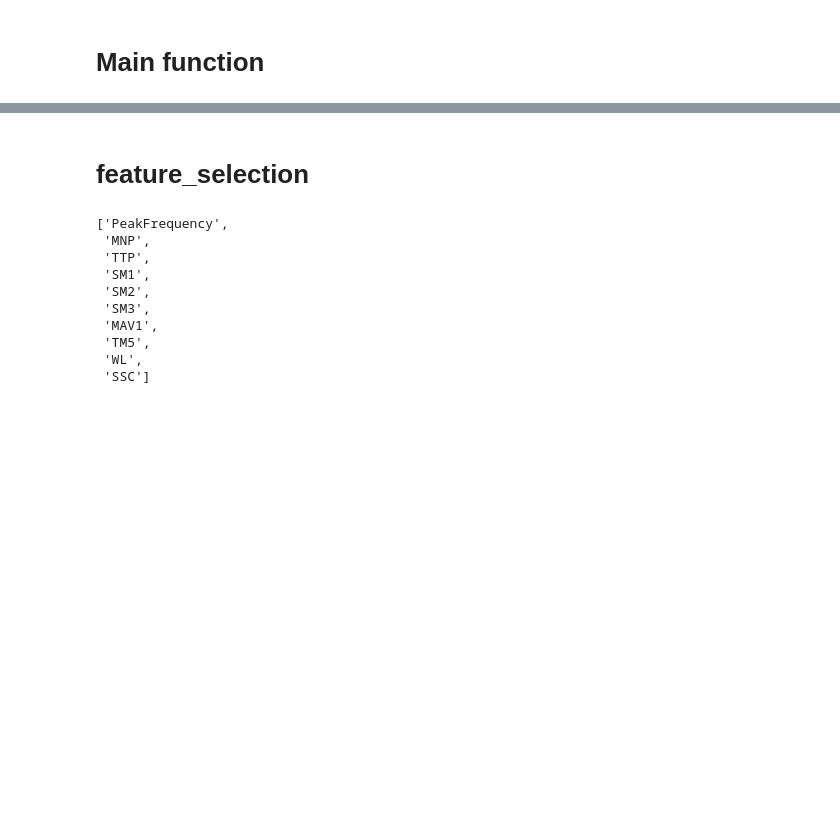
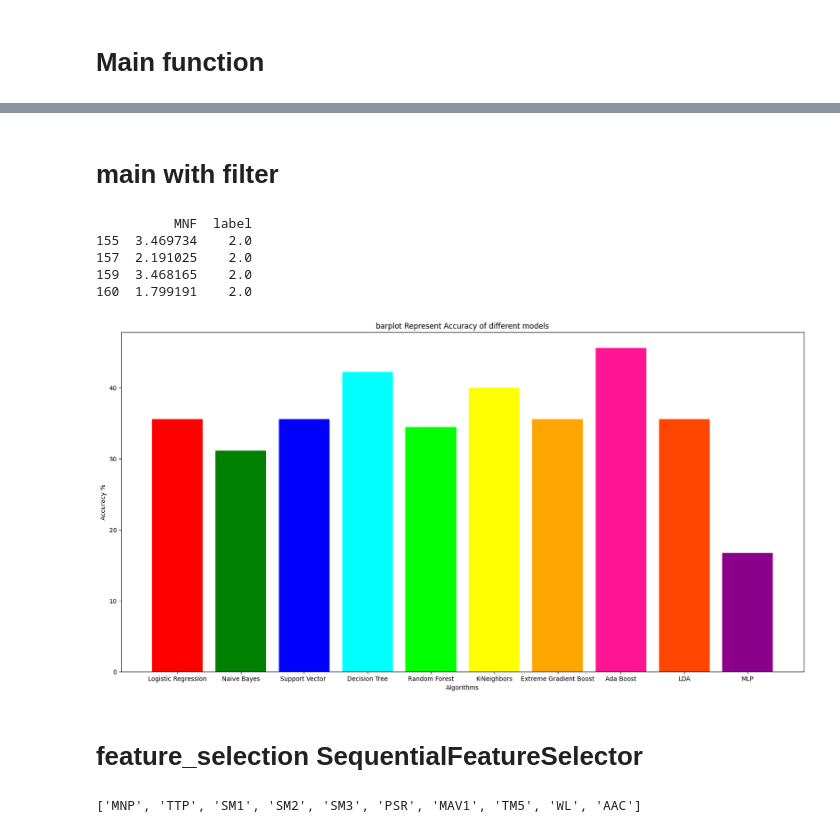
Before and after one commit to AhmadAlzo/SKLEARN, a Jupyter notebook: sham5.ipynb, the cells around one changed output, grey strips where cells are left out. Cells and saved outputs as stored; diff of their text form; code cells hidden in the pictures; blank space fills up the shorter version.

```diff
--- a/sham5.ipynb
+++ b/sham5.ipynb
@@ -191,10 +232,38 @@ def Main(dataFrame,columns):
+# %% [markdown]
+# main with filter
+# %%
+def filterMain(dataFrame,name):
+    min = dataFrame[name].min().astype('float64')
+    std = dataFrame[name].std().astype('float64')
+    data = dataFrame.loc[:,[name,'label']].astype('float64')
+    for x in data.index:
+      if data.loc[x, name] > min+std or data.loc[x, name] < min-std:
+        data.drop(x, inplace = True)
+    if (len(data.index) > 250):
+      [a,s] = Main(data,[name])
+      return [a,s,data]
+    else :
+      print(data)
+      return [1,2,3]
+# %%
+[a,d,f] =filterMain(dataFrame,'MNF')
+# %% [output]
+          MNF  label
+155  3.469734    2.0
+157  2.191025    2.0
+159  3.468165    2.0
+160  1.799191    2.0
+# %%
+[a,d,f] =filterMain(dataFrame,'TM5')
+# %% [output]
+[figure, added]
 # %% [markdown]
-# feature_selection
+# feature_selection SequentialFeatureSelector
 # %%
 from sklearn.svm import SVR
 from sklearn.feature_selection import SequentialFeatureSelector
 
-y, X = dataFrame['label'], dataFrame.drop(columns='label').astype('int32')
+y, X = dataFrame['label'], dataFrame.drop(columns='label').astype('float64')
 
 
 knn = KNeighborsClassifier(n_neighbors=10)
@@ -203,16 +272,7 @@ sfs.fit(X, y)
 selected_features = list(X.columns[sfs.get_support()])
 selected_features
 # %% [output]
-['PeakFrequency',
- 'MNP',
- 'TTP',
- 'SM1',
- 'SM2',
- 'SM3',
- 'MAV1',
- 'TM5',
- 'WL',
- 'SSC']
+['MNP', 'TTP', 'SM1', 'SM2', 'SM3', 'PSR', 'MAV1', 'TM5', 'WL', 'AAC']
 # %%
 [acc, models ]=Main(dataFrame,selected_features)
 # %% [output]
```
Also changed, not shown: parts of 15 cells of this notebook.
